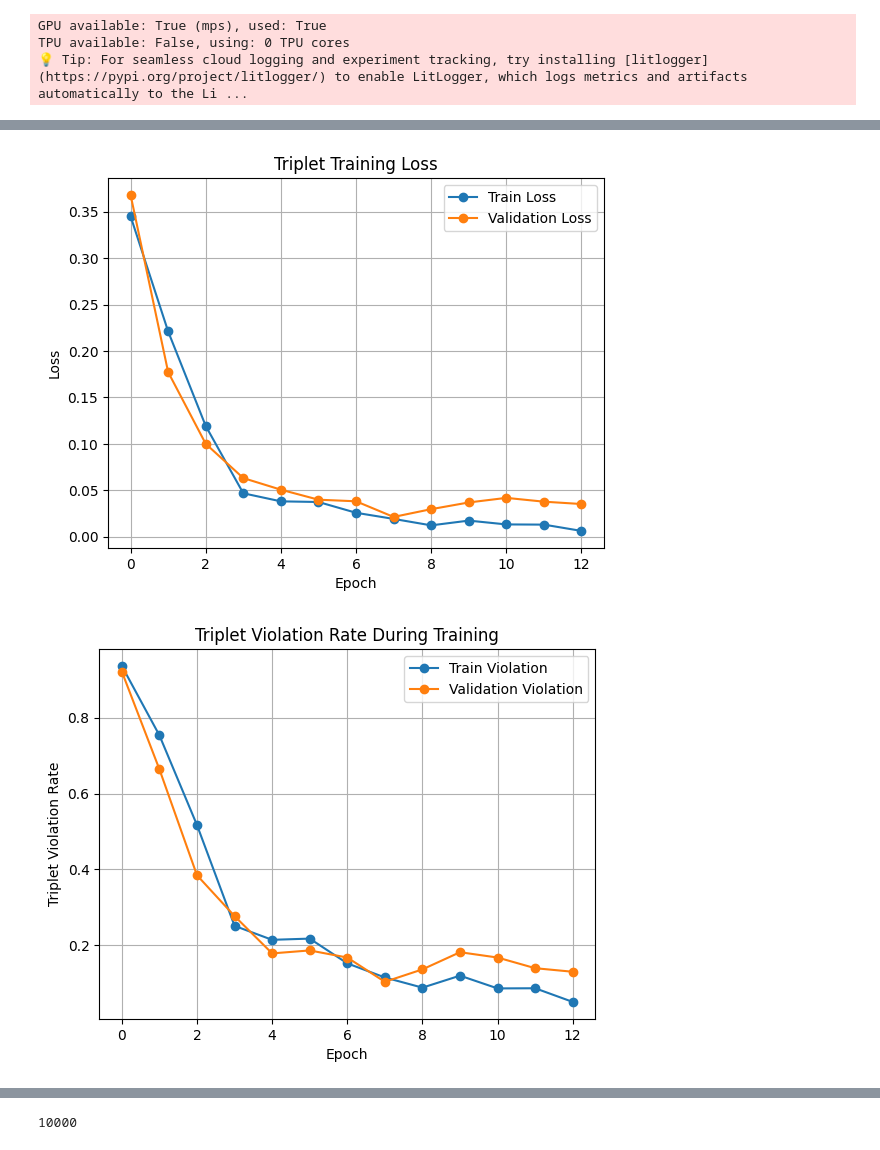
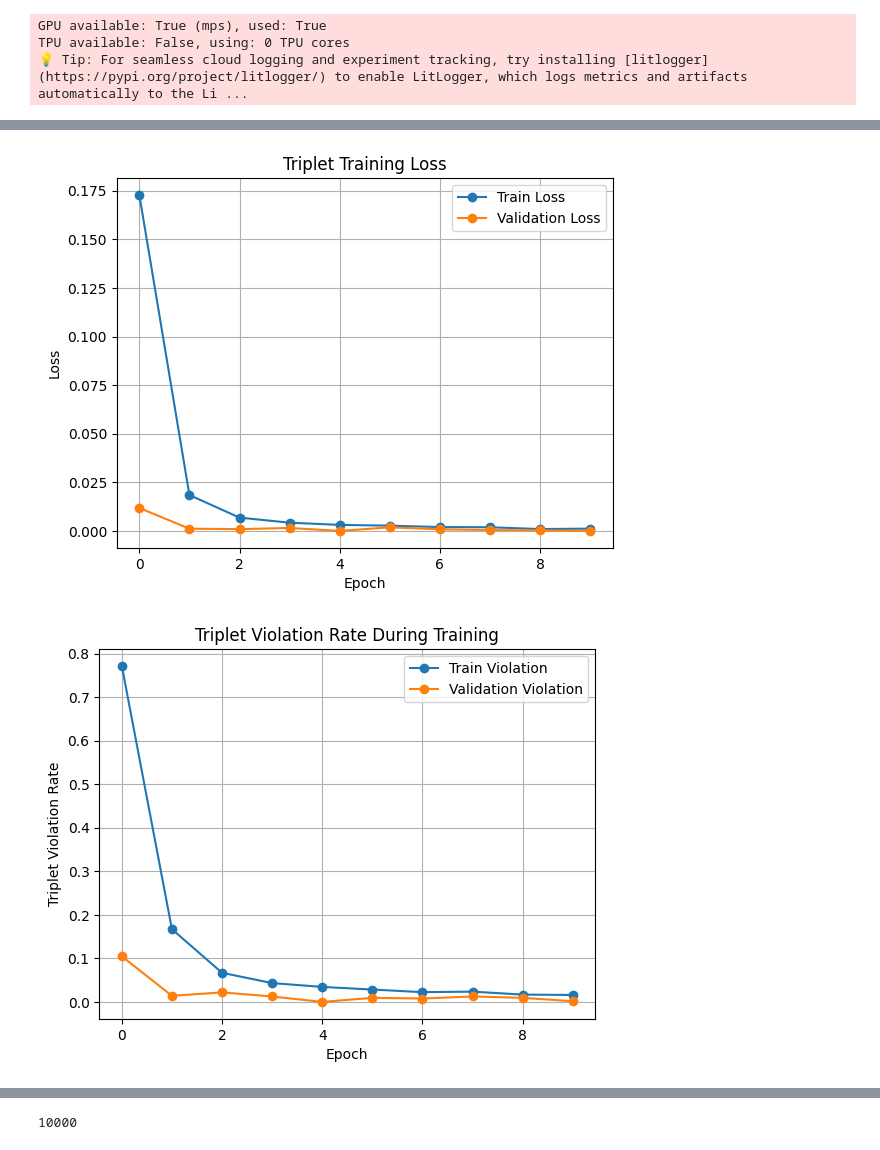
Before and after one commit to SrijanShovit/Signature-Forgery-Detection-Using-Siamese-Network, a Jupyter notebook: post_train_nb/v8.ipynb, the cells around one changed output, grey strips where cells are left out. Cells and saved outputs as stored; diff of their text form; code cells hidden in the pictures.

```diff
--- a/post_train_nb/v8.ipynb
+++ b/post_train_nb/v8.ipynb
@@ -250,8 +205,8 @@ TripletSiameseModel(
 # %%
 from src.train_metrics_utils import plot_triplet_training_metrics
 
 
-metrics = plot_triplet_training_metrics(csv_path="train_logs/siamese_signature/version_7/metrics.csv")
+metrics = plot_triplet_training_metrics(csv_path="train_logs/siamese_signature/version_8/metrics.csv")
 # %% [output]
-[figure, old version]
+[figure, new version]
-[figure, old version]
+[figure, new version]
```
Also changed, not shown: parts of 3 cells of this notebook, 2 other files.
